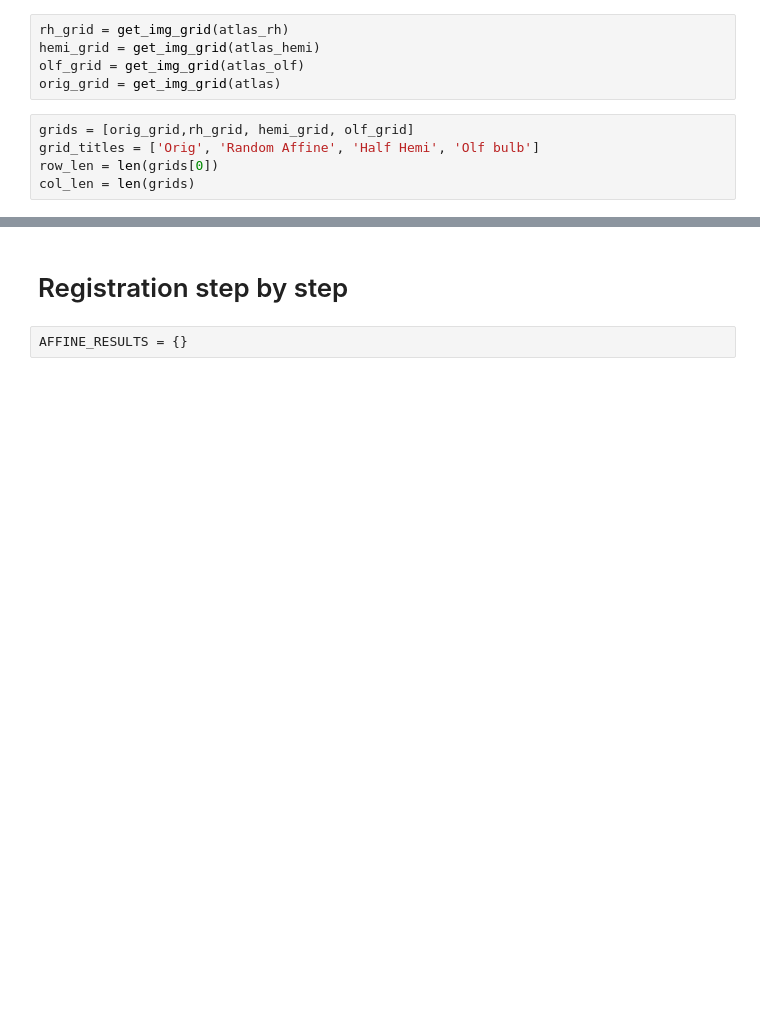
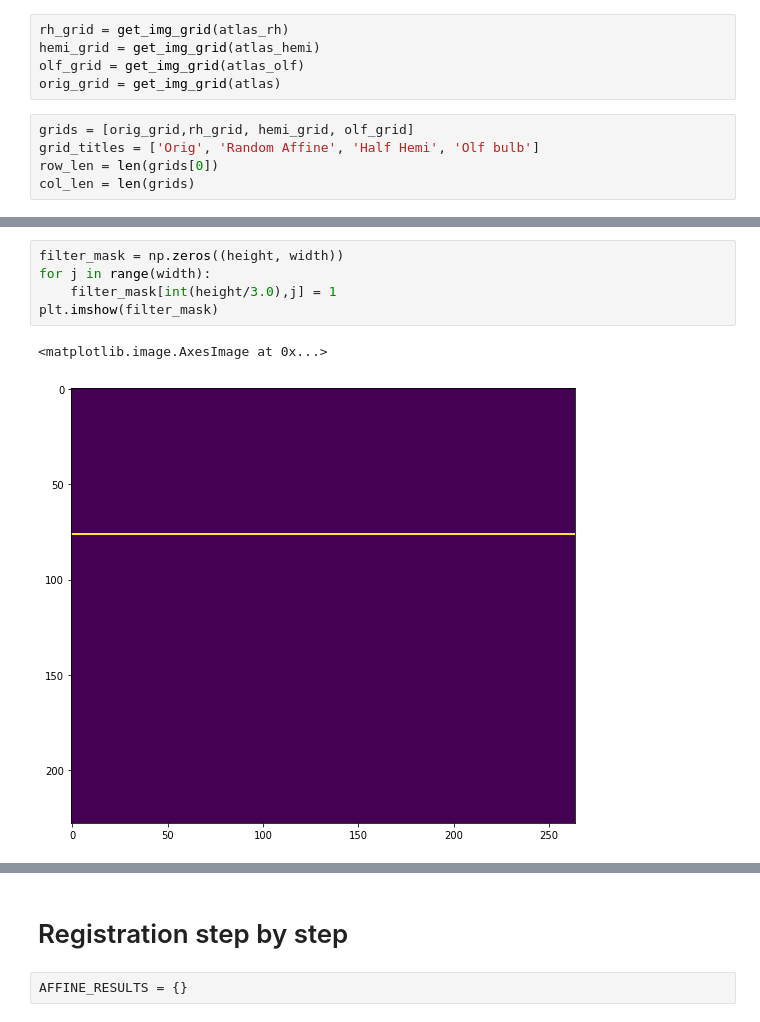
Before and after one commit to neurodata-cobalt/cobalt, a Jupyter notebook: src/jupyter/jyim6/missing_data_reg.ipynb, the cells around one changed output, grey strips where cells are left out. Drawn from its saved outputs; the diff is of its cells as text; blank space fills up the shorter version.

```diff
--- a/src/jupyter/jyim6/missing_data_reg.ipynb
+++ b/src/jupyter/jyim6/missing_data_reg.ipynb
@@ -228,0 +250,8 @@ plt.savefig("masked_atlases.png")
+# %%
+filter_mask = np.zeros((height, width))
+for j in range(width):
+    filter_mask[int(height/3.0),j] = 1
+plt.imshow(filter_mask)
+# %% [output]
+<matplotlib.image.AxesImage at 0x...>
+[figure, added]
```
Also changed, not shown: parts of 29 cells of this notebook, 9 other files.
